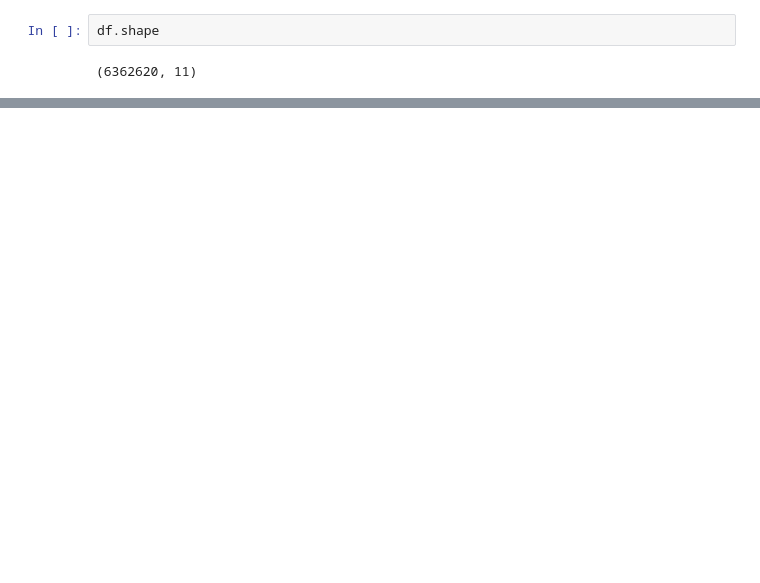
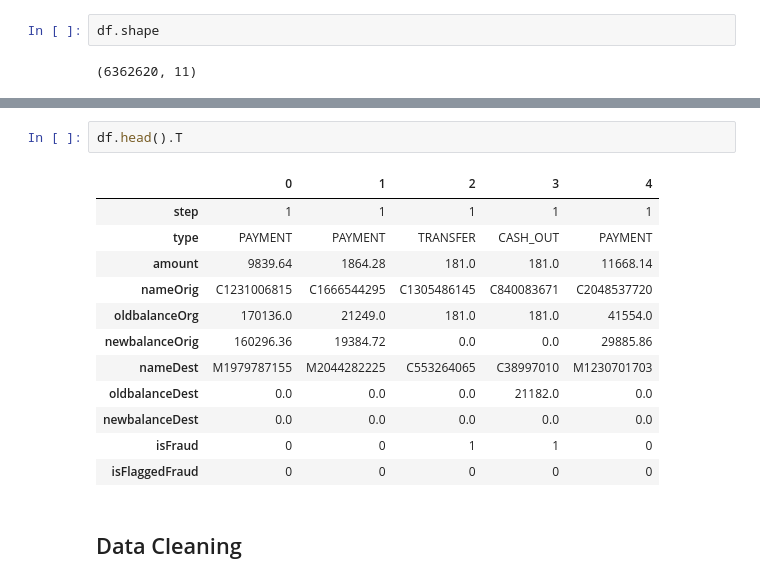
Before and after one commit to priyanka903/UMBC-DATA606-Capstone, a Jupyter notebook: notebooks/Online_Payment_Fraud_Detection.ipynb, the cells around one changed output, grey strips where cells are left out. Drawn from its saved outputs; the diff is of its cells as text; blank space fills up the shorter version.

```diff
--- a/notebooks/Online_Payment_Fraud_Detection.ipynb
+++ b/notebooks/Online_Payment_Fraud_Detection.ipynb
@@ -31,0 +62,17 @@ df.shape
+# %%
+df.head().T
+# %% [output]
+|  | 0 | 1 | 2 | 3 | 4 |
+| step | 1 | 1 | 1 | 1 | 1 |
+| type | PAYMENT | PAYMENT | TRANSFER | CASH_OUT | PAYMENT |
+| amount | 9839.64 | 1864.28 | 181.0 | 181.0 | 11668.14 |
+| nameOrig | C1231006815 | C1666544295 | C1305486145 | C840083671 | C2048537720 |
+| oldbalanceOrg | 170136.0 | 21249.0 | 181.0 | 181.0 | 41554.0 |
+| newbalanceOrig | 160296.36 | 19384.72 | 0.0 | 0.0 | 29885.86 |
+| nameDest | M1979787155 | M2044282225 | C553264065 | C38997010 | M1230701703 |
+| oldbalanceDest | 0.0 | 0.0 | 0.0 | 21182.0 | 0.0 |
+| newbalanceDest | 0.0 | 0.0 | 0.0 | 0.0 | 0.0 |
+| isFraud | 0 | 0 | 1 | 1 | 0 |
+| isFlaggedFraud | 0 | 0 | 0 | 0 | 0 |
+# %% [markdown]
+## Data Cleaning
```
Also changed, not shown: parts of 8 cells of this notebook.
